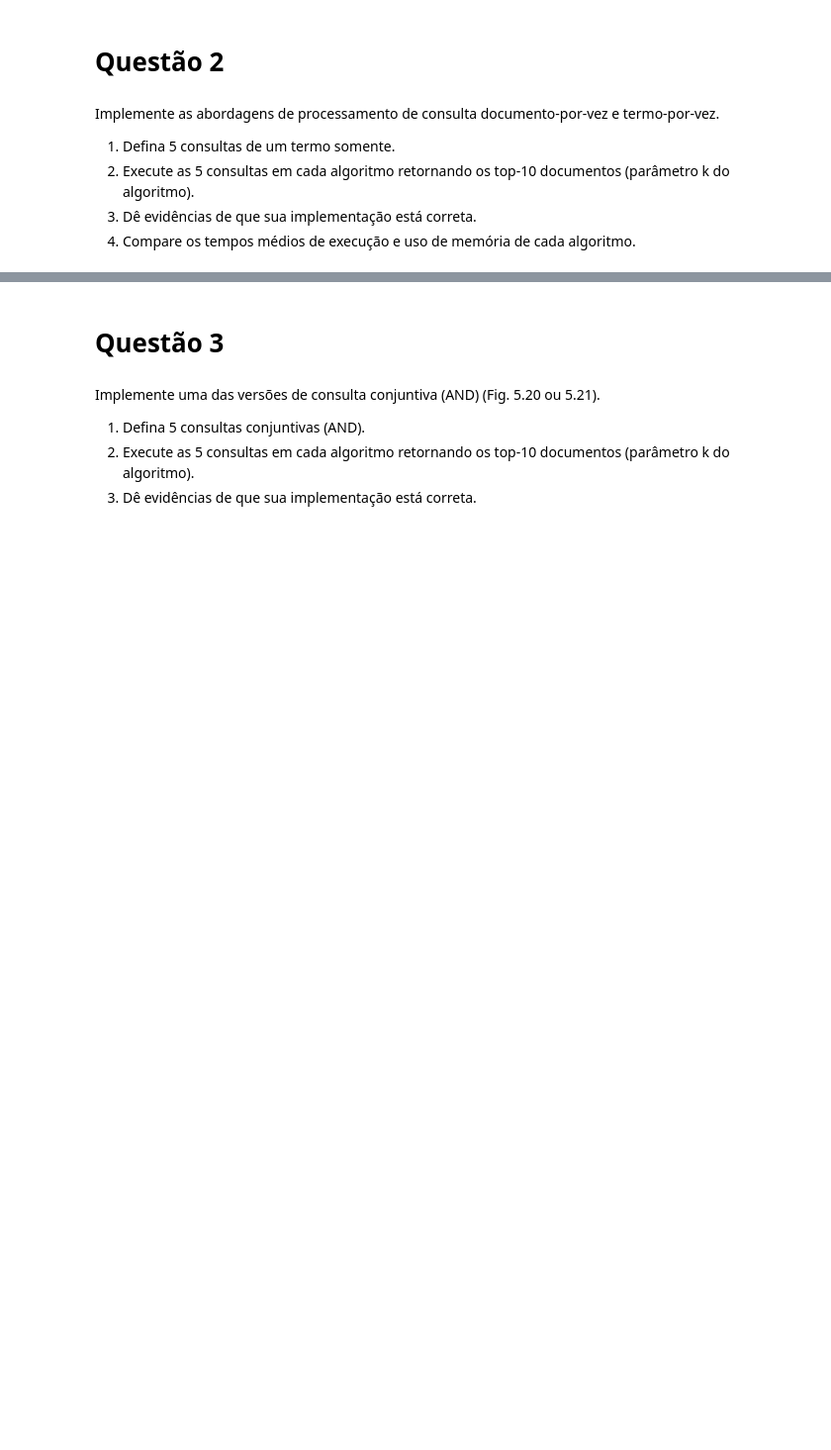
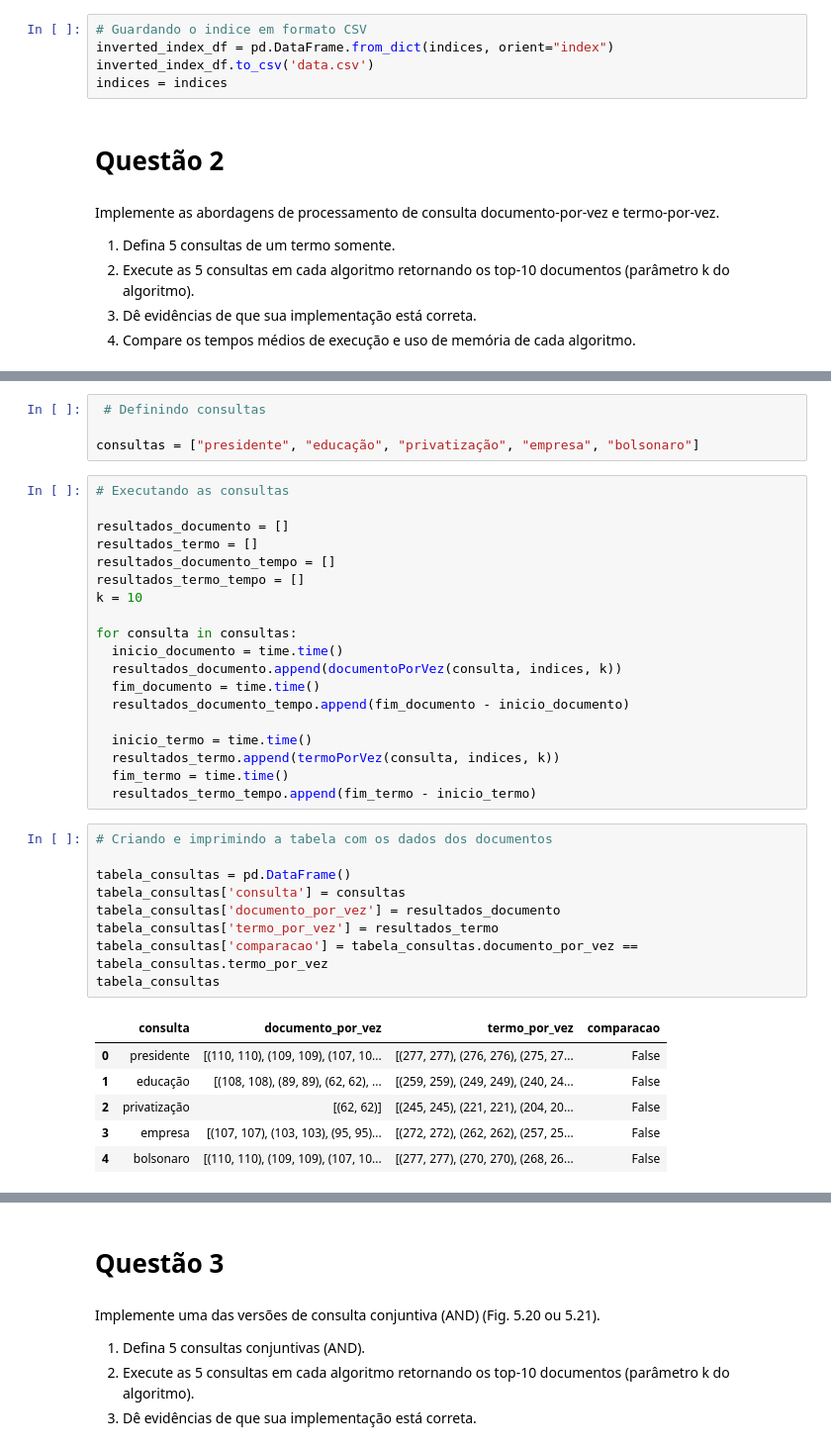
Before and after one commit to LDVictor/ri_lab_04, a Jupyter notebook: Lab_04_RI.ipynb, the cells around one changed output, grey strips where cells are left out. Shown: that part at 99% size. Saved outputs shown, nothing was run; the diff lists cells and outputs as text; blank space fills up the shorter version.

```diff
--- a/Lab_04_RI.ipynb
+++ b/Lab_04_RI.ipynb
@@ -57,3 +54,8 @@ KeyboardInterrupt: ignored
+# %%
+# Guardando o indice em formato CSV
+inverted_index_df = pd.DataFrame.from_dict(indices, orient="index")
+inverted_index_df.to_csv('data.csv')
+indices = indices
 # %% [markdown]
 # Questão 2
 # %% [markdown]
@@ -68,0 +136,39 @@ Implemente as abordagens de processamento de consulta documento-por-vez e termo-
+# %%
+ # Definindo consultas
+
+consultas = ["presidente", "educação", "privatização", "empresa", "bolsonaro"]
+# %%
+# Executando as consultas
+
+resultados_documento = []
+resultados_termo = []
+resultados_documento_tempo = []
+resultados_termo_tempo = []
+k = 10
+
+for consulta in consultas:
+  inicio_documento = time.time()
+  resultados_documento.append(documentoPorVez(consulta, indices, k))
+  fim_documento = time.time()
+  resultados_documento_tempo.append(fim_documento - inicio_documento)
+
+  inicio_termo = time.time()
+  resultados_termo.append(termoPorVez(consulta, indices, k))
+  fim_termo = time.time()
+  resultados_termo_tempo.append(fim_termo - inicio_termo)
+# %%
+# Criando e imprimindo a tabela com os dados dos documentos
+
+tabela_consultas = pd.DataFrame()
+tabela_consultas['consulta'] = consultas
+tabela_consultas['documento_por_vez'] = resultados_documento
+tabela_consultas['termo_por_vez'] = resultados_termo
+tabela_consultas['comparacao'] = tabela_consultas.documento_por_vez == tabela_consultas.termo_por_vez
+tabela_consultas
+# %% [output]
+|  | consulta | documento_por_vez | termo_por_vez | comparacao |
+| 0 | presidente | [(110, 110), (109, 109), (107, 10... | [(277, 277), (276, 276), (275, 27... | False |
+| 1 | educação | [(108, 108), (89, 89), (62, 62), ... | [(259, 259), (249, 249), (240, 24... | False |
+| 2 | privatização | [(62, 62)] | [(245, 245), (221, 221), (204, 20... | False |
+| 3 | empresa | [(107, 107), (103, 103), (95, 95)... | [(272, 272), (262, 262), (257, 25... | False |
+| 4 | bolsonaro | [(110, 110), (109, 109), (107, 10... | [(277, 277), (270, 270), (268, 26... | False |
```
Also changed, not shown: parts of 13 cells of this notebook.
